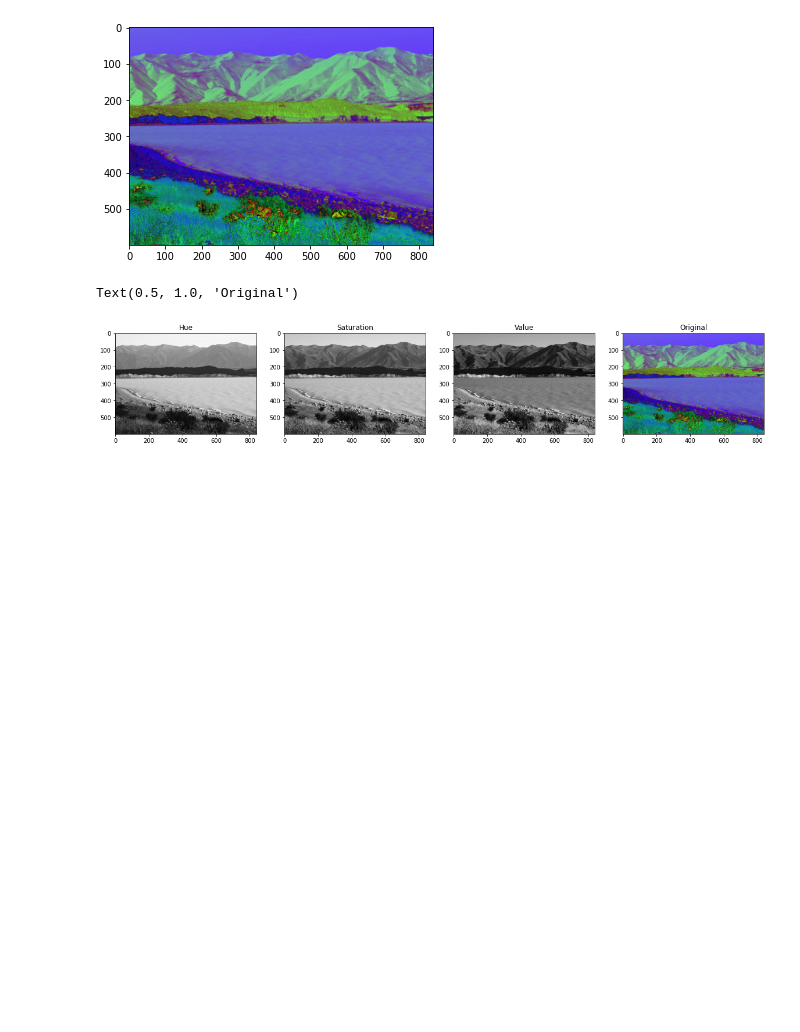
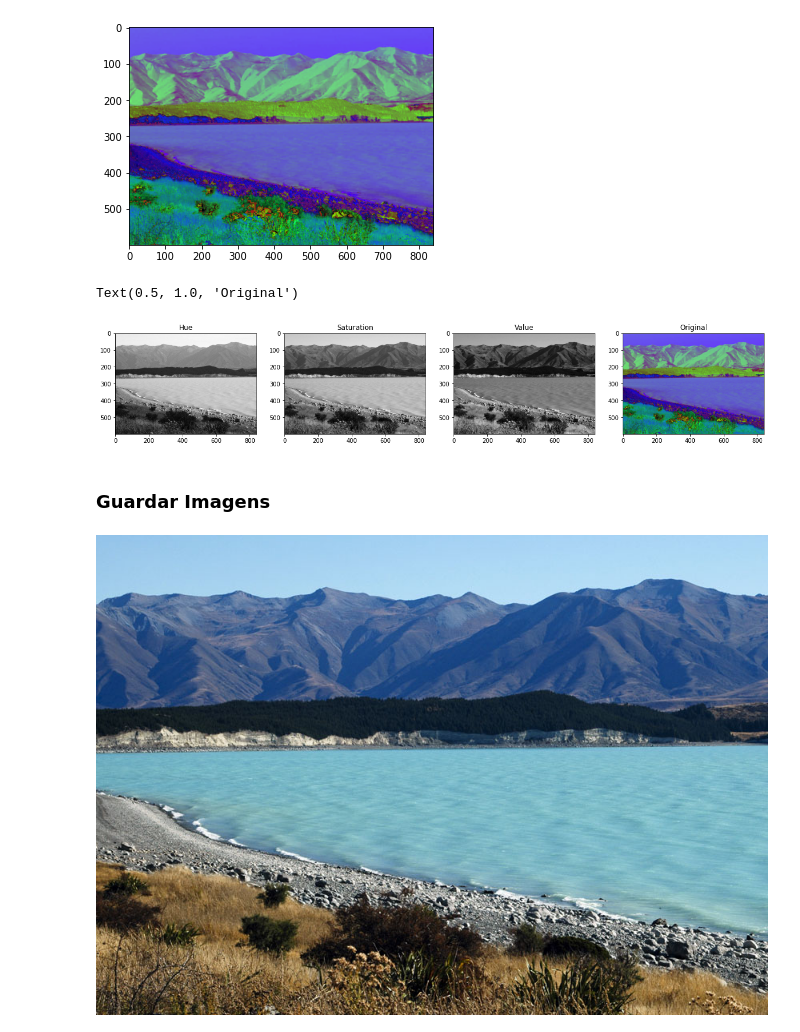
Before and after one commit to Rafawastaken/computer-vision-opencv, a Jupyter notebook: 1_getting_started.ipynb, the cells around one changed output. Cells and saved outputs as stored; diff of their text form; code cells hidden in the pictures; blank space fills up the shorter version.

```diff
--- a/1_getting_started.ipynb
+++ b/1_getting_started.ipynb
@@ -220,3 +220,14 @@ plt.subplot(144);plt.imshow(img_hsv);plt.title("Original")
 # %% [output]
 Text(0.5, 1.0, 'Original')
 [figure]
+# %% [markdown]
+### Guardar Imagens
+# %%
+# Guardar imagem -> Destino + Nome do ficheiro, objeto para guardar
+cv.imwrite('./img/new_zeland_saved.png', img_nz_bgr)
+
+# Abrir imagem guardada
+path_img_guardada = './img/new_zeland_saved.png'
+Image(path_img_guardada)
+# %% [output]
+[figure, added]
```
Also changed, not shown: parts of 3 cells of this notebook, 1 other file.
